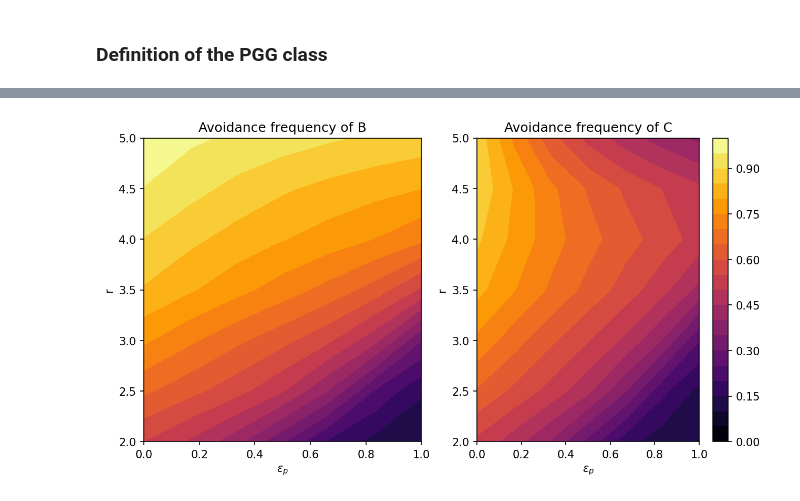
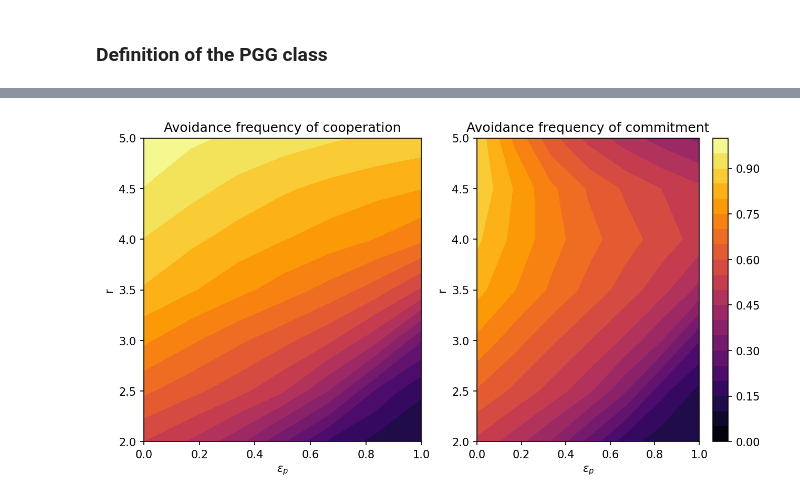
Before and after one commit to Teytey2002/Projet_Learning, a Jupyter notebook: Project.ipynb, the cells around one changed output, grey strips where cells are left out. Saved outputs shown, nothing was run; the diff lists cells and outputs as text; code cells hidden in the pictures.

```diff
--- a/Project.ipynb
+++ b/Project.ipynb
@@ -188,20 +193,20 @@ plot b et c
 # %%
 # Define the contour levels between 0 and 1
 levels = np.linspace(0., 1., 21)
 
 plt.figure(figsize=(10, 5), dpi=150)
 plt.subplot(1, 2, 1)
 plt.contourf(eps_values, r_values, avoid_frequency_b.T, levels=levels, cmap='inferno', vmin = 0., vmax = 1.)
 plt.xlabel(r'$\epsilon_p$')
 plt.ylabel("r")
-plt.title("Avoidance frequency of B")
+plt.title("Avoidance frequency of cooperation")
 
 plt.subplot(1, 2, 2)
 plt.contourf(eps_values, r_values, avoid_frequency_c.T, levels=levels, cmap='inferno', vmin = 0., vmax = 1.)
 plt.xlabel(r'$\epsilon_p$')
 plt.ylabel("r")
-plt.title("Avoidance frequency of C")
+plt.title("Avoidance frequency of commitment")
 plt.colorbar(orientation='vertical')
 plt.show()
 # %% [output]
-[figure, old version]
+[figure, new version]
```
Also changed, not shown: parts of 6 cells of this notebook.
